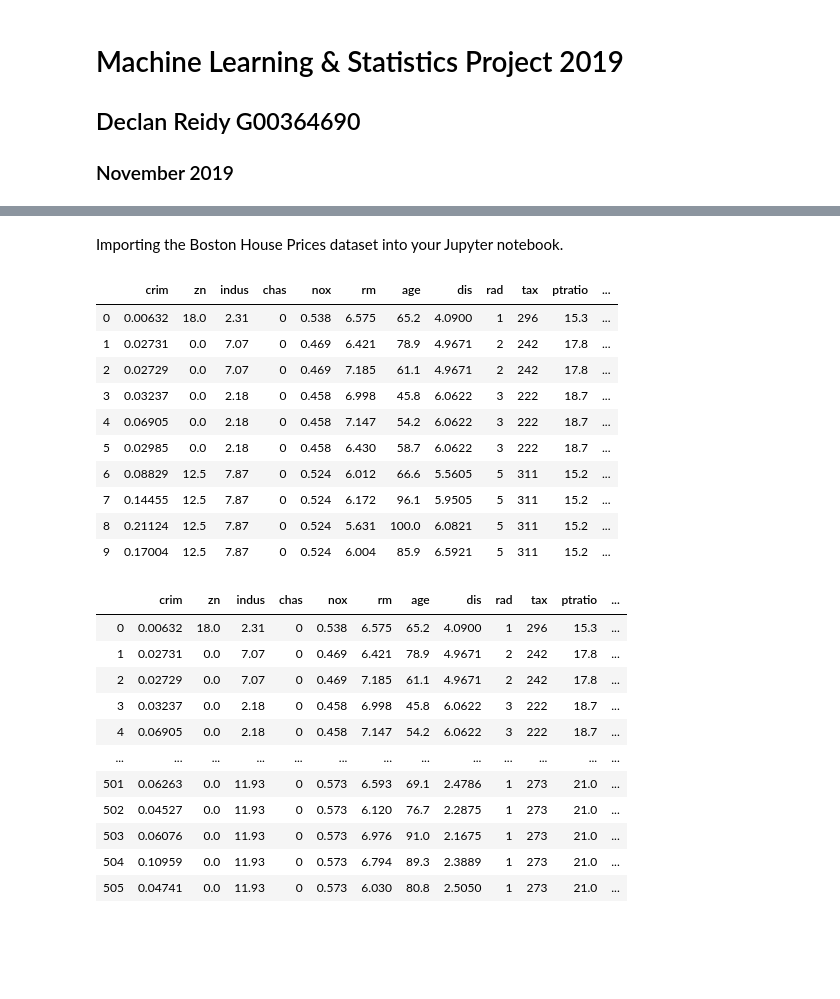
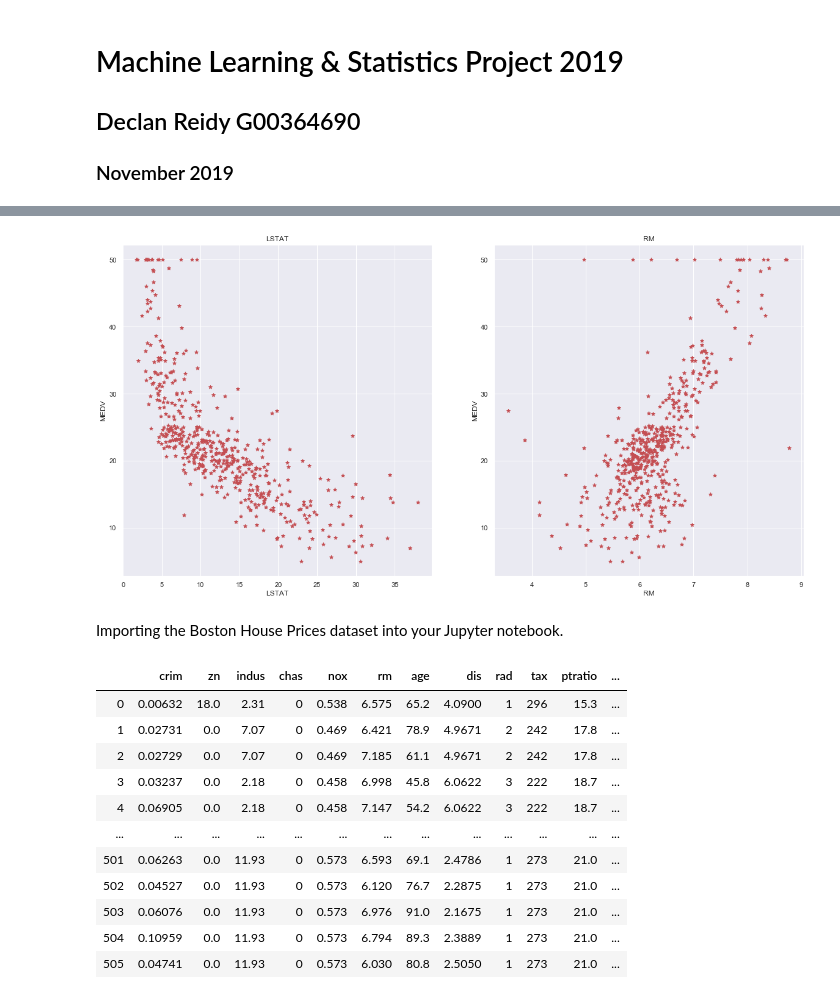
Before and after one commit to G00364690/MLS-Project, a Jupyter notebook: MLS Project.ipynb, the cells around one changed output, grey strips where cells are left out. Saved outputs shown, nothing was run; the diff lists cells and outputs as text; code cells hidden in the pictures; blank space fills up the shorter version.

```diff
--- a/MLS Project.ipynb
+++ b/MLS Project.ipynb
@@ -18,22 +104,22 @@ plt.rcParams['figure.figsize'] = (10, 10)
+# %%
+#Borrowed plot, manipulate this. Simple for loop using enumerate and len(data) & subplots
+plt.figure(figsize=(20, 10))
+
+features = ['LSTAT', 'RM']
+target = boston['MEDV']
+
+for i, col in enumerate(features):
+    plt.subplot(1, len(features) , i+1)
+    x = boston[col]
+    y = target
+    plt.scatter(x, y, marker='*', color="r")
+    plt.title(col)
+    plt.xlabel(col)
+    plt.ylabel('MEDV')
+# %% [output]
+[figure, added]
 # %% [markdown]
 Importing the Boston House Prices dataset into your Jupyter notebook.
-# %%
-#display the first 10 rows of the dataset.
-
-df = pd.read_csv("BostonHousePrices.csv")
-df.head(10)
-# %% [output]
-|  | crim | zn | indus | chas | nox | rm | age | dis | rad | tax | ptratio | ... |
-| 0 | 0.00632 | 18.0 | 2.31 | 0 | 0.538 | 6.575 | 65.2 | 4.0900 | 1 | 296 | 15.3 | ... |
-| 1 | 0.02731 | 0.0 | 7.07 | 0 | 0.469 | 6.421 | 78.9 | 4.9671 | 2 | 242 | 17.8 | ... |
-| 2 | 0.02729 | 0.0 | 7.07 | 0 | 0.469 | 7.185 | 61.1 | 4.9671 | 2 | 242 | 17.8 | ... |
-| 3 | 0.03237 | 0.0 | 2.18 | 0 | 0.458 | 6.998 | 45.8 | 6.0622 | 3 | 222 | 18.7 | ... |
-| 4 | 0.06905 | 0.0 | 2.18 | 0 | 0.458 | 7.147 | 54.2 | 6.0622 | 3 | 222 | 18.7 | ... |
-| 5 | 0.02985 | 0.0 | 2.18 | 0 | 0.458 | 6.430 | 58.7 | 6.0622 | 3 | 222 | 18.7 | ... |
-| 6 | 0.08829 | 12.5 | 7.87 | 0 | 0.524 | 6.012 | 66.6 | 5.5605 | 5 | 311 | 15.2 | ... |
-| 7 | 0.14455 | 12.5 | 7.87 | 0 | 0.524 | 6.172 | 96.1 | 5.9505 | 5 | 311 | 15.2 | ... |
-| 8 | 0.21124 | 12.5 | 7.87 | 0 | 0.524 | 5.631 | 100.0 | 6.0821 | 5 | 311 | 15.2 | ... |
-| 9 | 0.17004 | 12.5 | 7.87 | 0 | 0.524 | 6.004 | 85.9 | 6.5921 | 5 | 311 | 15.2 | ... |
 # %%
 #test adding columns to the dataset
 
```
Also changed, not shown: parts of 12 cells of this notebook, 1 other file.
